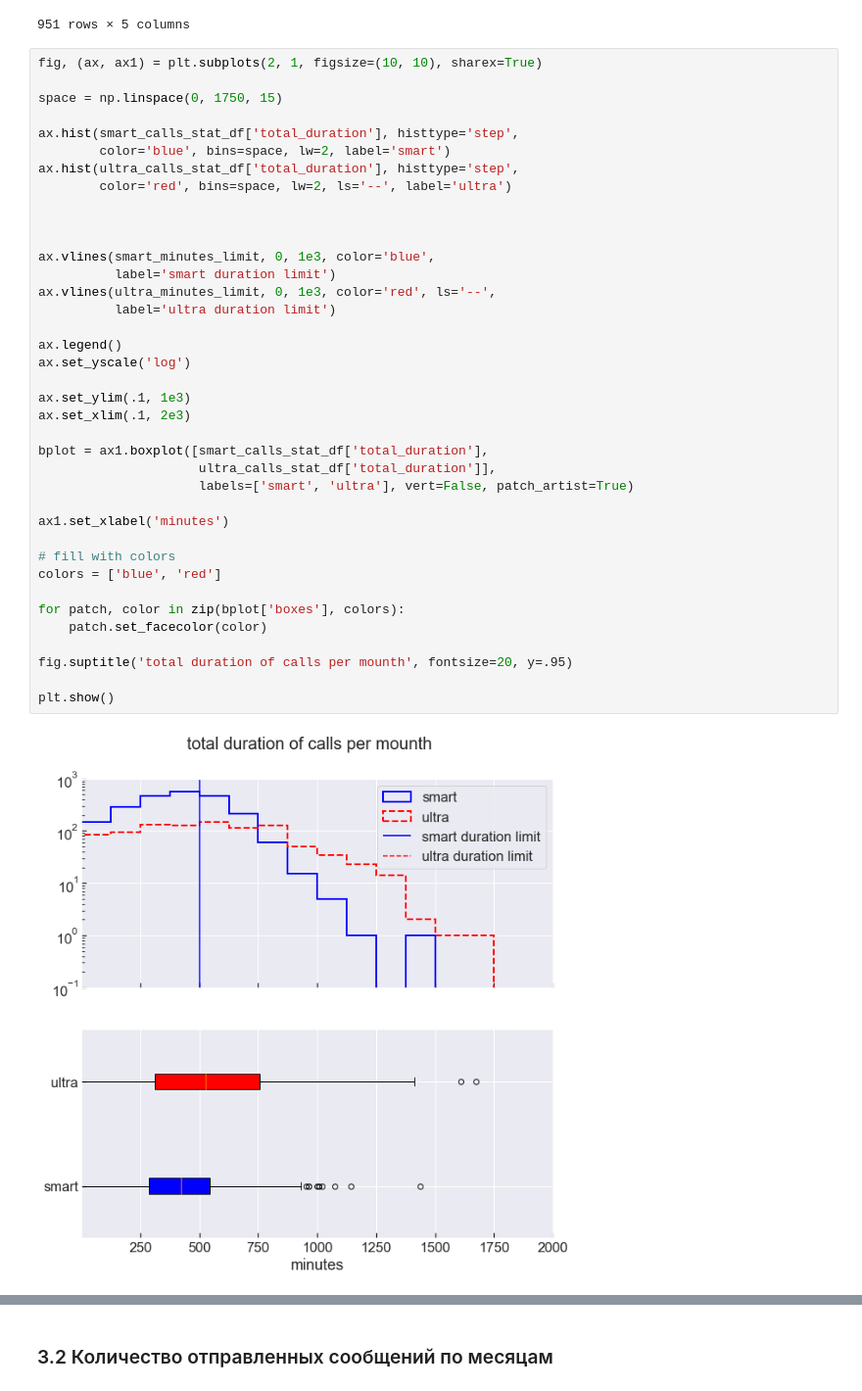
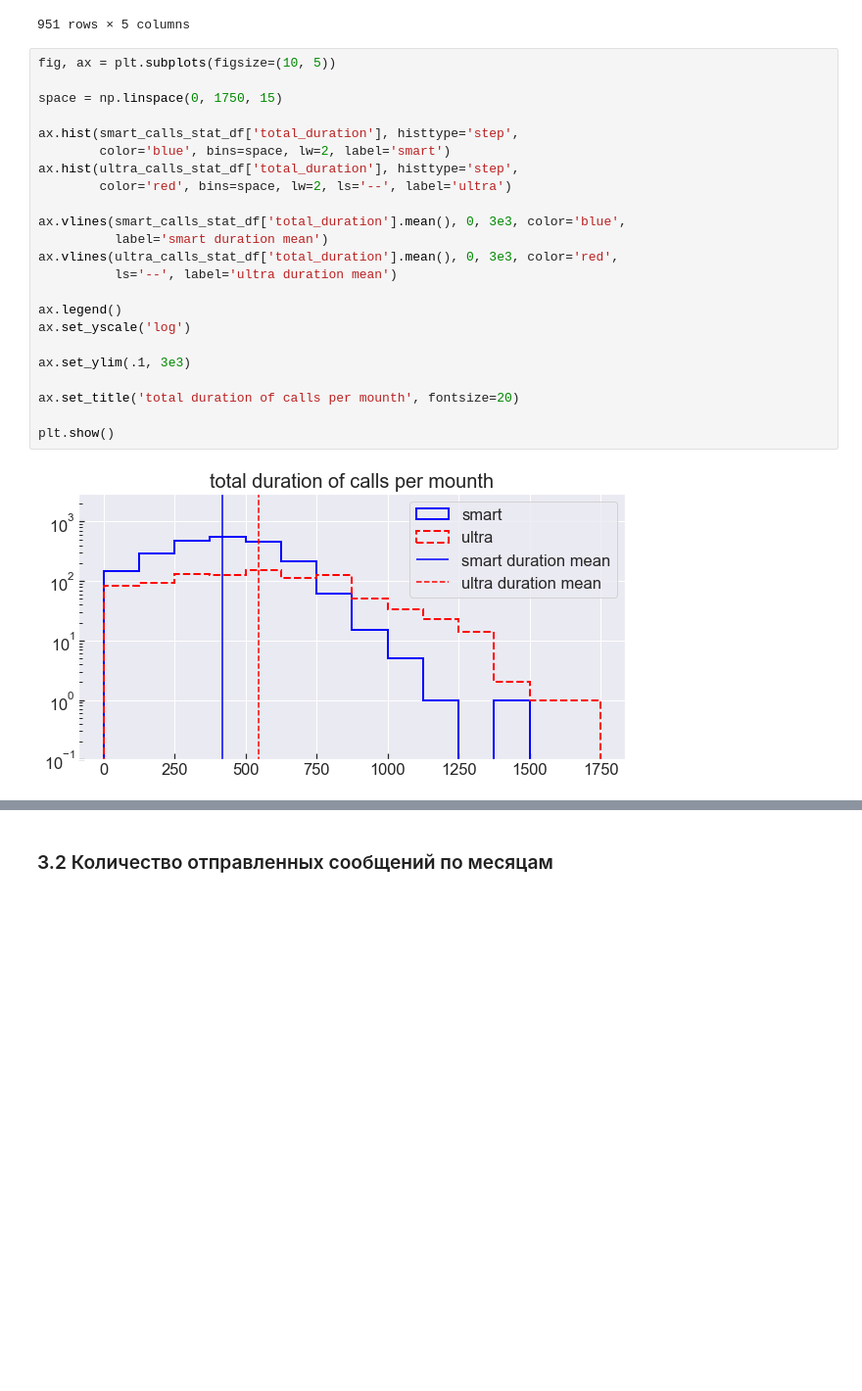
Before and after one commit to mbelveder/praktikum, a Jupyter notebook: 4_megaline/megaline.ipynb, the cells around one changed output, grey strips where cells are left out. Shown at 98% size. Cells and saved outputs as stored; diff of their text form; blank space fills up the shorter version.

Commit message:
Статистика в среденем и по месяцам (bar charts)

```diff
--- a/4_megaline/megaline.ipynb
+++ b/4_megaline/megaline.ipynb
@@ -561,42 +561,27 @@ ultra_calls_stat_df
 |  | 12 | 155 | 1031 | 1969 | 0 | 0 |
 951 rows × 5 columns
 # %%
-fig, (ax, ax1) = plt.subplots(2, 1, figsize=(10, 10), sharex=True)
+fig, ax = plt.subplots(figsize=(10, 5))
 
 space = np.linspace(0, 1750, 15)
 
 ax.hist(smart_calls_stat_df['total_duration'], histtype='step',
         color='blue', bins=space, lw=2, label='smart')
 ax.hist(ultra_calls_stat_df['total_duration'], histtype='step',
         color='red', bins=space, lw=2, ls='--', label='ultra')
 
-
-
-ax.vlines(smart_minutes_limit, 0, 1e3, color='blue',
-          label='smart duration limit')
-ax.vlines(ultra_minutes_limit, 0, 1e3, color='red', ls='--',
-          label='ultra duration limit')
+ax.vlines(smart_calls_stat_df['total_duration'].mean(), 0, 3e3, color='blue',
+          label='smart duration mean')
+ax.vlines(ultra_calls_stat_df['total_duration'].mean(), 0, 3e3, color='red',
+          ls='--', label='ultra duration mean')
 
 ax.legend()
 ax.set_yscale('log')
 
-ax.set_ylim(.1, 1e3)
-ax.set_xlim(.1, 2e3)
+ax.set_ylim(.1, 3e3)
 
-bplot = ax1.boxplot([smart_calls_stat_df['total_duration'],
-                     ultra_calls_stat_df['total_duration']],
-                     labels=['smart', 'ultra'], vert=False, patch_artist=True)
-
-ax1.set_xlabel('minutes')
-
-# fill with colors
-colors = ['blue', 'red']
-
-for patch, color in zip(bplot['boxes'], colors):
-    patch.set_facecolor(color)
-
-fig.suptitle('total duration of calls per mounth', fontsize=20, y=.95)
+ax.set_title('total duration of calls per mounth', fontsize=20)
 
 plt.show()
 # %% [output]
-[figure, old version]
+[figure, new version]
```
Also changed, not shown: parts of 25 cells of this notebook.
